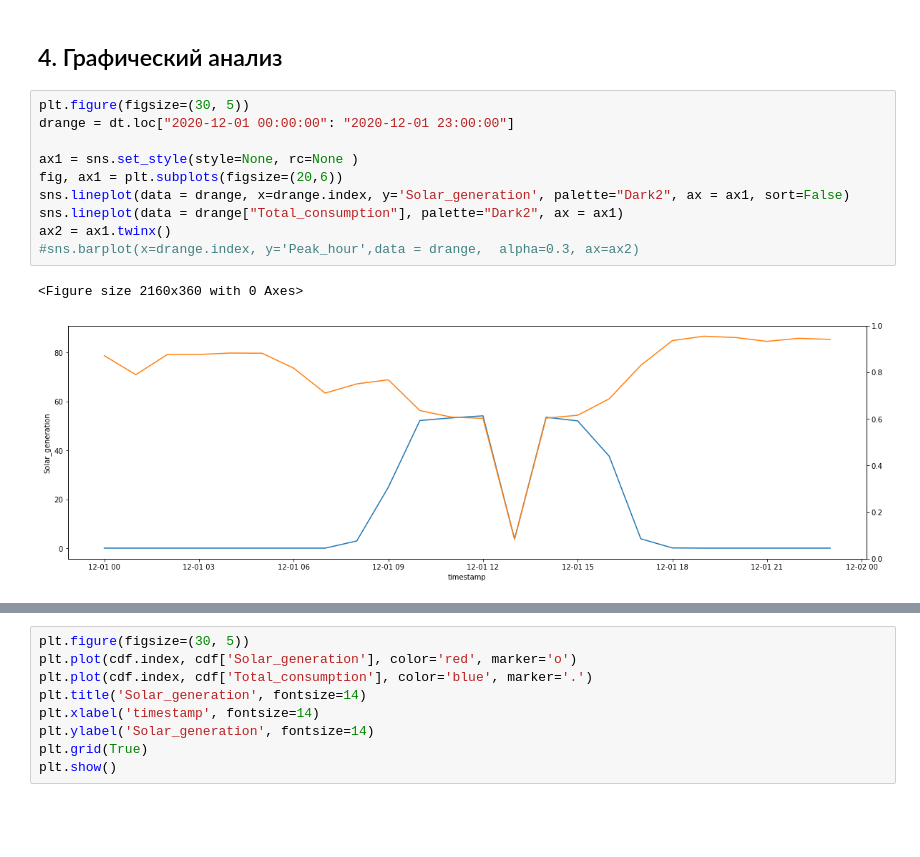
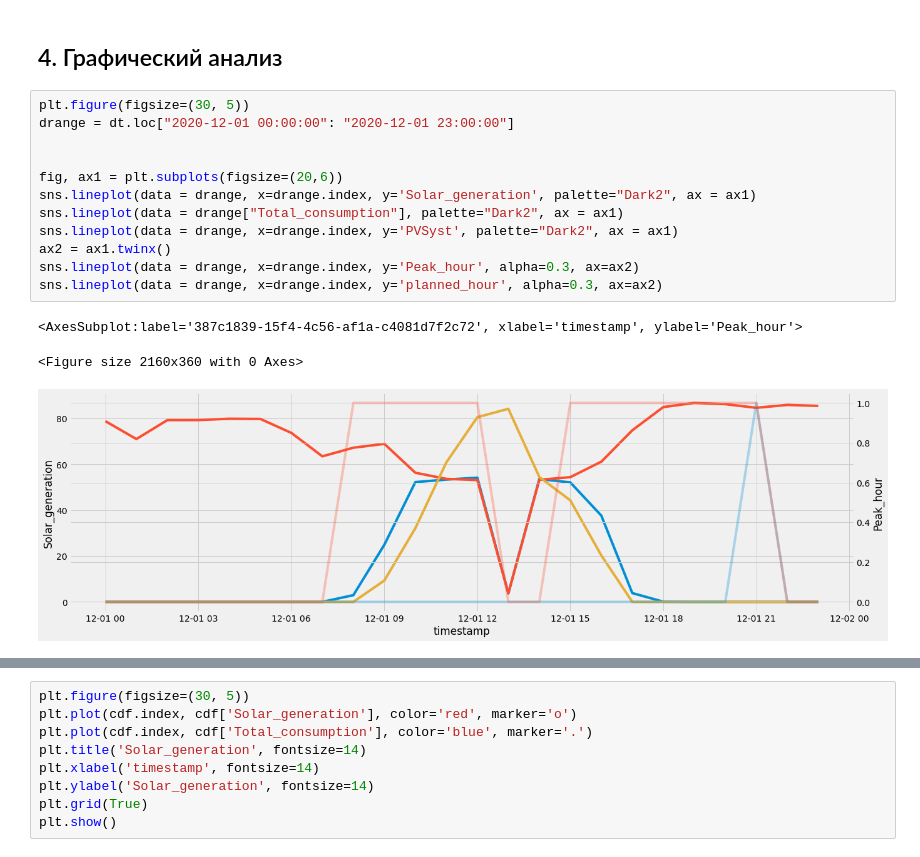
Before and after one commit to Randyrofed/Local_Control_system, a Jupyter notebook: Local_Control_System.ipynb, the cells around one changed output, grey strips where cells are left out. Drawn from its saved outputs; the diff is of its cells as text; blank space fills up the shorter version.

```diff
--- a/Local_Control_System.ipynb
+++ b/Local_Control_System.ipynb
@@ -193,14 +193,17 @@ dt.tail(120)
 # %%
 plt.figure(figsize=(30, 5))
 drange = dt.loc["2020-12-01 00:00:00": "2020-12-01 23:00:00"]
 
-ax1 = sns.set_style(style=None, rc=None )
+
 fig, ax1 = plt.subplots(figsize=(20,6))
-sns.lineplot(data = drange, x=drange.index, y='Solar_generation', palette="Dark2", ax = ax1, sort=False)
+sns.lineplot(data = drange, x=drange.index, y='Solar_generation', palette="Dark2", ax = ax1)
 sns.lineplot(data = drange["Total_consumption"], palette="Dark2", ax = ax1)
+sns.lineplot(data = drange, x=drange.index, y='PVSyst', palette="Dark2", ax = ax1)
 ax2 = ax1.twinx()
-#sns.barplot(x=drange.index, y='Peak_hour',data = drange,  alpha=0.3, ax=ax2)
+sns.lineplot(data = drange, x=drange.index, y='Peak_hour', alpha=0.3, ax=ax2)
+sns.lineplot(data = drange, x=drange.index, y='planned_hour', alpha=0.3, ax=ax2)
 # %% [output]
-<Figure size 2160x360 with 0 Axes>
+<AxesSubplot:label='387c1839-15f4-4c56-af1a-c4081d7f2c72', xlabel='timestamp', ylabel='Peak_hour'>
+<Figure size 2160x360 with 0 Axes>
-[figure, old version]
+[figure, new version]
 # %%
```
Also changed, not shown: parts of 1 cell of this notebook.
